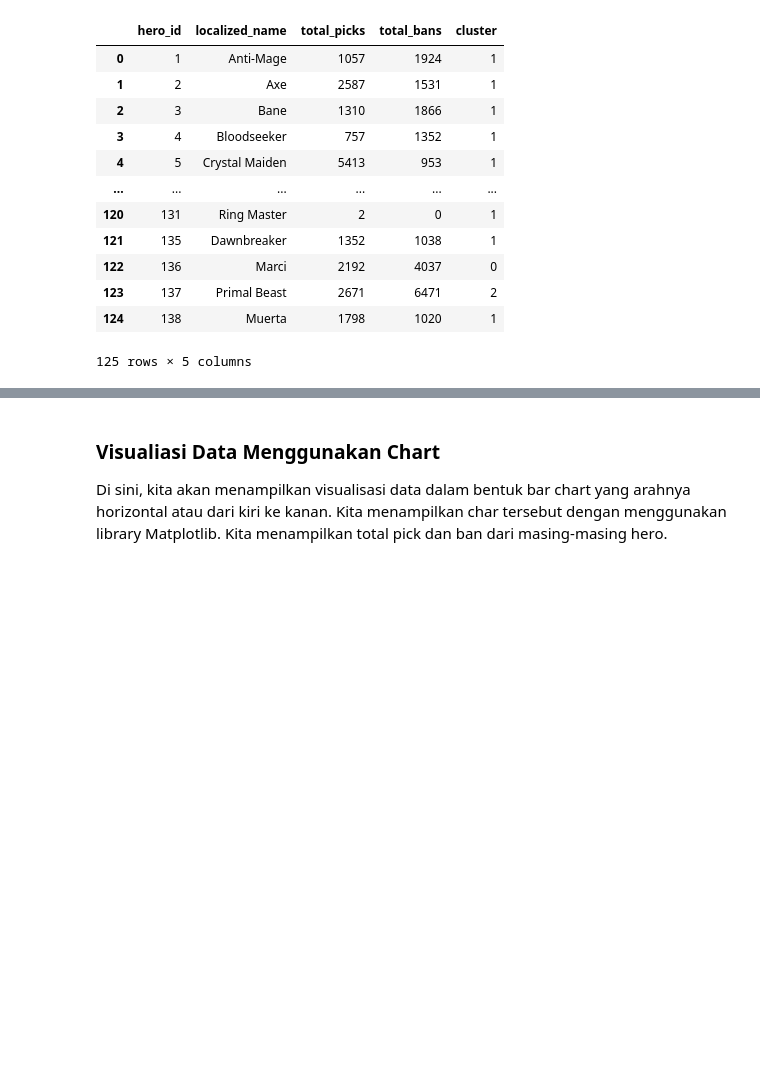
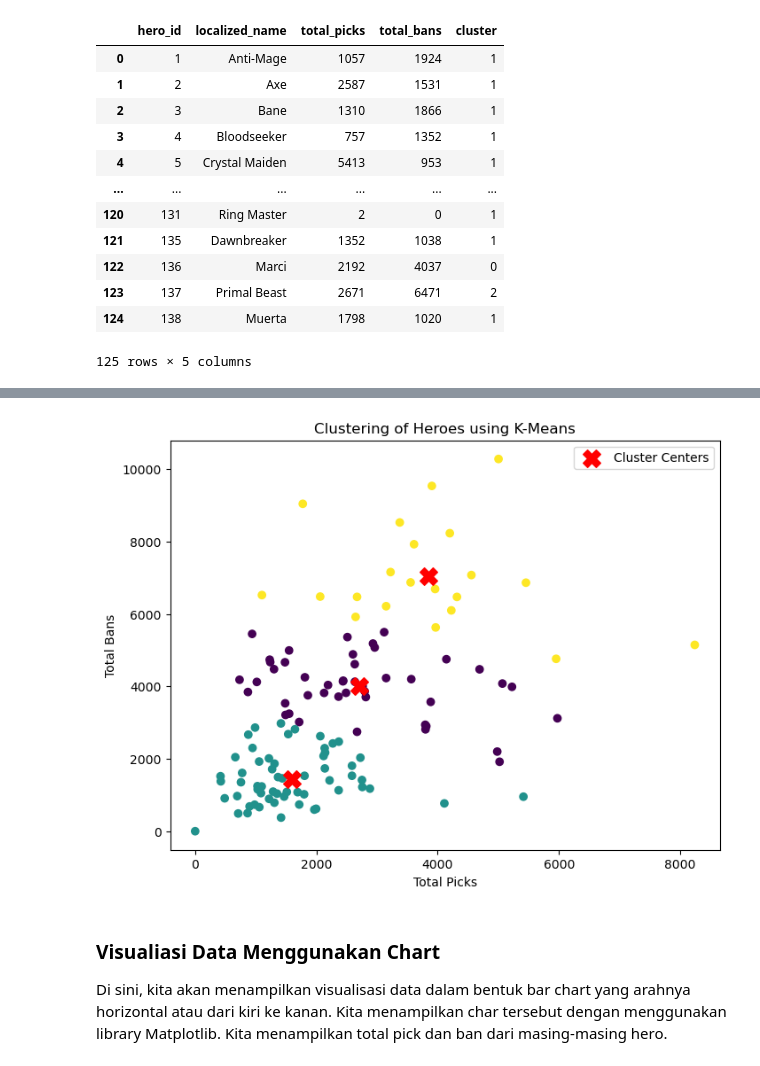
Before and after one commit to Ifwtzzzzzh/fundamental-machine-learning, a Jupyter notebook: Dota2KMeans.ipynb, the cells around one changed output, grey strips where cells are left out. Saved outputs shown, nothing was run; the diff lists cells and outputs as text; code cells hidden in the pictures; blank space fills up the shorter version.

```diff
--- a/Dota2KMeans.ipynb
+++ b/Dota2KMeans.ipynb
@@ -51,3 +73,17 @@ hero_stats
+# %%
+kmeans = KMeans(n_clusters=3, random_state=42)
+hero_stats['cluster'] = kmeans.fit_predict(X)
+
+plt.figure(figsize=(8, 6))
+plt.scatter(X[:, 0], X[:, 1], c=hero_stats['cluster'], cmap='viridis')
+plt.scatter(kmeans.cluster_centers_[:, 0], kmeans.cluster_centers_[:, 1], s=200, c='red', marker='X', label='Cluster Centers')
+plt.title('Clustering of Heroes using K-Means')
+plt.xlabel('Total Picks')
+plt.ylabel('Total Bans')
+plt.legend()
+plt.show()
+# %% [output]
+[figure, added]
 # %% [markdown]
 ### Visualiasi Data Menggunakan Chart
 Di sini, kita akan menampilkan visualisasi data dalam bentuk bar chart yang arahnya horizontal atau dari kiri ke kanan. Kita menampilkan char tersebut dengan menggunakan library Matplotlib. Kita menampilkan total pick dan ban dari masing-masing hero.
```
Also changed, not shown: parts of 5 cells of this notebook, 1 other file.
